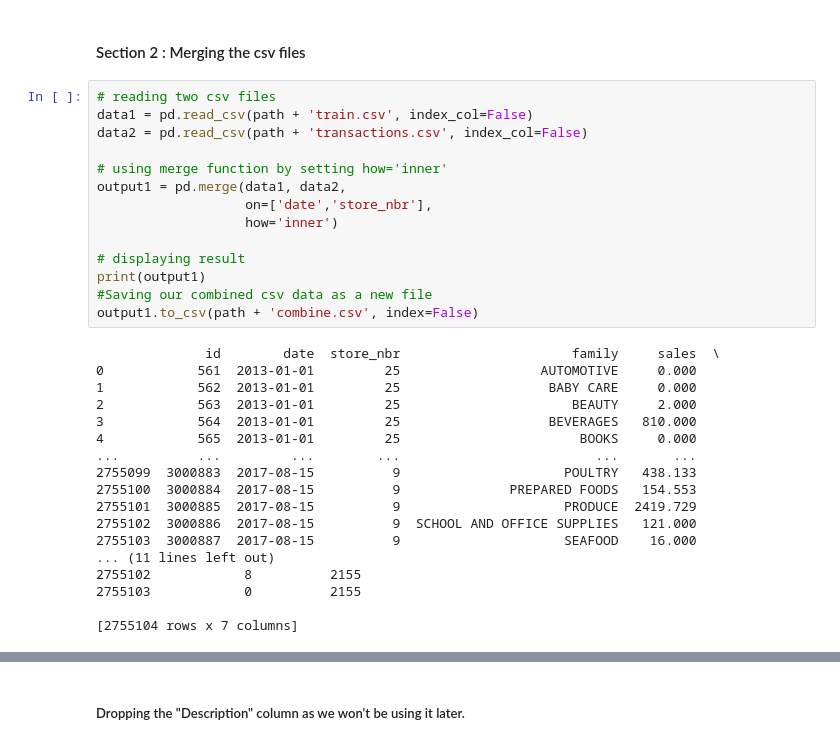
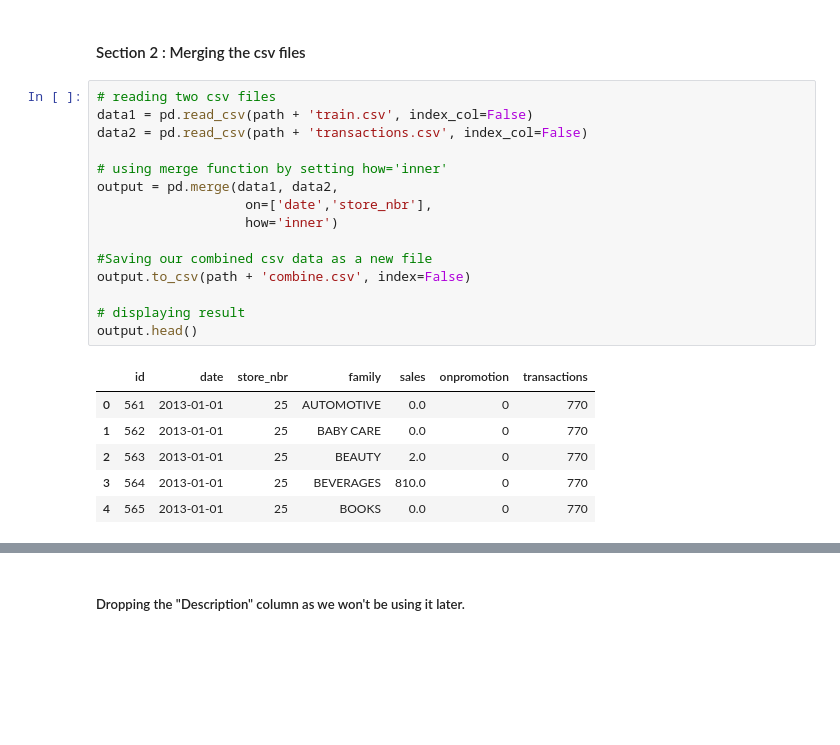
Before and after one commit to abroniewski/ML-test-repo, a Jupyter notebook: connectcsv.ipynb, the cells around one changed output, grey strips where cells are left out. Drawn from its saved outputs; the diff is of its cells as text; blank space fills up the shorter version.

```diff
--- a/connectcsv.ipynb
+++ b/connectcsv.ipynb
@@ -27,35 +27,25 @@ csv5 = pd.read_csv(path + 'holidays_events.csv', index_col=False)
 # %%
 # reading two csv files
 data1 = pd.read_csv(path + 'train.csv', index_col=False)
 data2 = pd.read_csv(path + 'transactions.csv', index_col=False)
 
 # using merge function by setting how='inner'
-output1 = pd.merge(data1, data2,
+output = pd.merge(data1, data2,
                    on=['date','store_nbr'],
                    how='inner')
 
+#Saving our combined csv data as a new file
+output.to_csv(path + 'combine.csv', index=False)
+
 # displaying result
-print(output1)
-#Saving our combined csv data as a new file
-output1.to_csv(path + 'combine.csv', index=False)
+output.head()
 # %% [output]
-              id        date  store_nbr                      family     sales  \
-0            561  2013-01-01         25                  AUTOMOTIVE     0.000
-1            562  2013-01-01         25                   BABY CARE     0.000
-2            563  2013-01-01         25                      BEAUTY     2.000
-3            564  2013-01-01         25                   BEVERAGES   810.000
-4            565  2013-01-01         25                       BOOKS     0.000
-...          ...         ...        ...                         ...       ...
-2755099  3000883  2017-08-15          9                     POULTRY   438.133
-2755100  3000884  2017-08-15          9              PREPARED FOODS   154.553
-2755101  3000885  2017-08-15          9                     PRODUCE  2419.729
-2755102  3000886  2017-08-15          9  SCHOOL AND OFFICE SUPPLIES   121.000
-2755103  3000887  2017-08-15          9                     SEAFOOD    16.000
-... (11 lines left out)
-2755102            8          2155
-2755103            0          2155
-
-[2755104 rows x 7 columns]
+|  | id | date | store_nbr | family | sales | onpromotion | transactions |
+| 0 | 561 | 2013-01-01 | 25 | AUTOMOTIVE | 0.0 | 0 | 770 |
+| 1 | 562 | 2013-01-01 | 25 | BABY CARE | 0.0 | 0 | 770 |
+| 2 | 563 | 2013-01-01 | 25 | BEAUTY | 2.0 | 0 | 770 |
+| 3 | 564 | 2013-01-01 | 25 | BEVERAGES | 810.0 | 0 | 770 |
+| 4 | 565 | 2013-01-01 | 25 | BOOKS | 0.0 | 0 | 770 |
 # %%
 # reading two csv files
 data1 = pd.read_csv(path + 'combine.csv', index_col=False)
```
Also changed, not shown: parts of 7 cells of this notebook.
